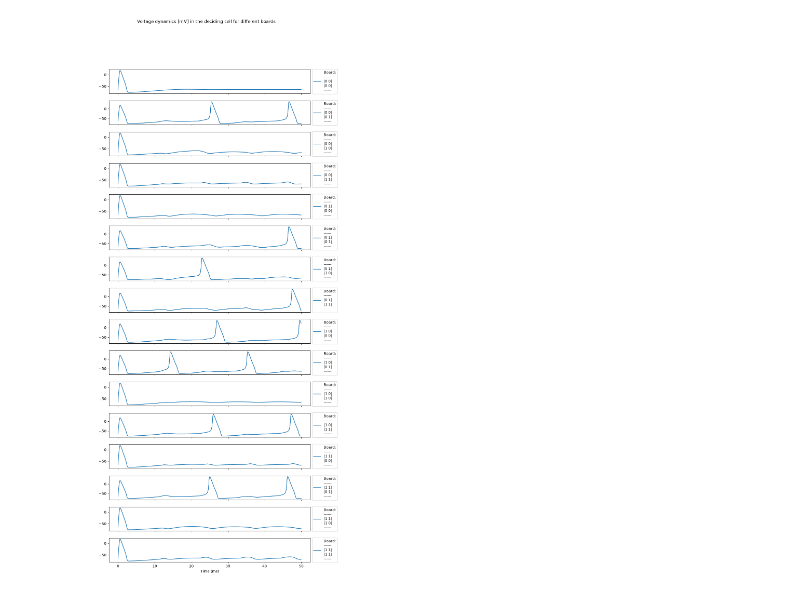
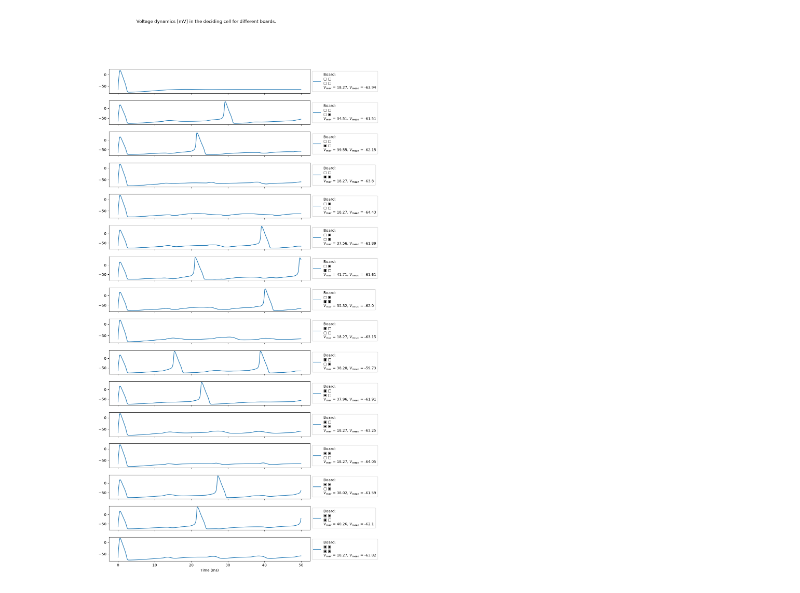
Before and after one commit to Isomorphic13/neuronensimulation, a Jupyter notebook: aufgabe3/notebook/neuronales_netz.ipynb, the cells around one changed output. Saved outputs shown, nothing was run; the diff lists cells and outputs as text; code cells hidden in the pictures.

```diff
--- a/aufgabe3/notebook/neuronales_netz.ipynb
+++ b/aufgabe3/notebook/neuronales_netz.ipynb
@@ -1,32 +109,37 @@
 # %%
 from aufgabe3.neuronal_network import NeuronalNetwork
 import numpy as np
 import matplotlib.pyplot as plt
-from aufgabe3.boards_set import get_set_of_boards
-from scipy.signal import find_peaks
+from aufgabe3.set_of_boards import get_set_of_boards
 
-w = 0.06
+
+w = 0.055
 weights = np.array([[w, -1 * w], [-1 * w, w]])
 neuronal_network = NeuronalNetwork(weights = weights,number_of_layers=2, neurons_in_layer=2)
 
 tpoints = neuronal_network.calculating_neuron.time_array
 
 boards = get_set_of_boards()
 
 fig, ax = plt.subplots(len(boards), 1, figsize=(10, 24), sharex=True)
 ax = ax.flatten()
 fig.suptitle("Voltage dynamics [mV] in the deciding cell for different boards.")
 fig.subplots_adjust(top=0.9, hspace=0.3)
 
 i = 0
 for b in boards:
     neuronal_network.board_input(b)
-    board_label = f"Board:\n------\n|{b[0,0]} {b[0,1]}| \n|{b[1,0]} {b[1,1]}| \n------"
-    ax[i].plot(tpoints, neuronal_network.get_final_voltage(), label = board_label)
+    voltage = neuronal_network.get_final_voltage()
+    voltage_max = round(voltage.max(),2)
+    voltage_mean = round(voltage.mean(), 2)
+    board_label = (f"Board:\n{'▣' if b[0,0]== 1 else '▢'} {'▣' if b[0,1]== 1 else '▢'} \n{'▣' if b[1,0]== 1 else '▢'} {'▣' if b[1,1]== 1 else '▢'} \n"
+                   + r"$V_{max}$ = " + f"{voltage_max}, " +r"$V_{mean}$ = " + f"{voltage_mean}")
+    ax[i].plot(tpoints, voltage, label = board_label)
     ax[i].legend(loc='center left', bbox_to_anchor=(1, 0.5))
     i += 1
 ax[-1].set_xlabel("Time (ms)")
 
+
 plt.show()
 # %% [output]
-[figure, old version]
+[figure, new version]
```
Also changed, not shown: parts of 6 cells of this notebook, 7 other files.
